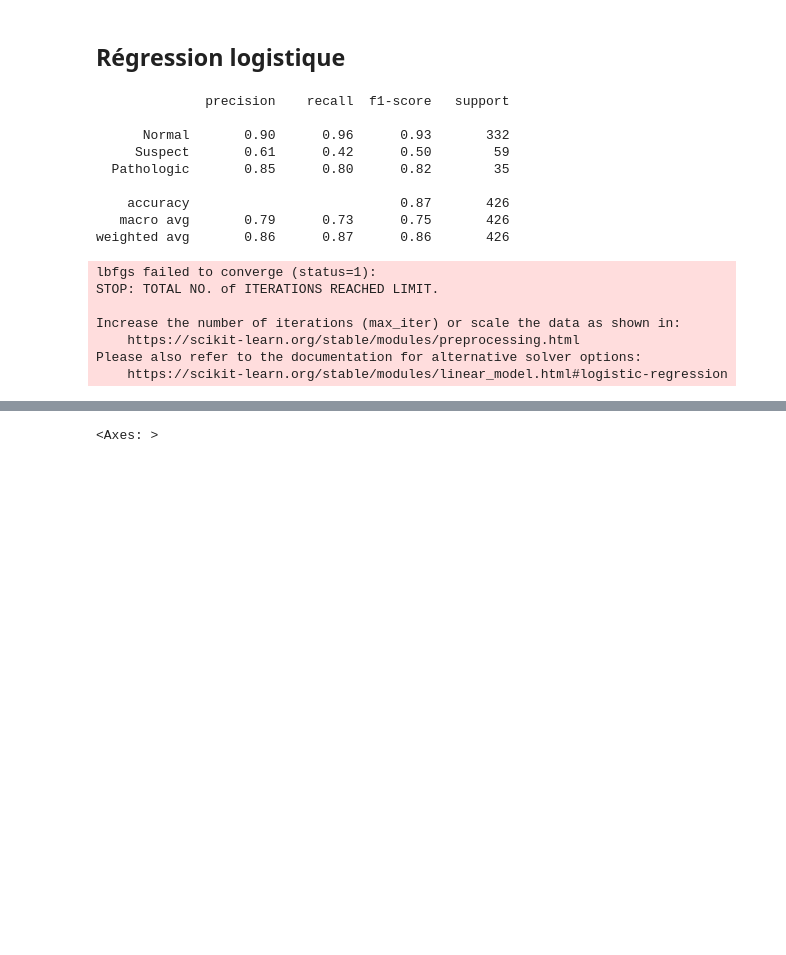
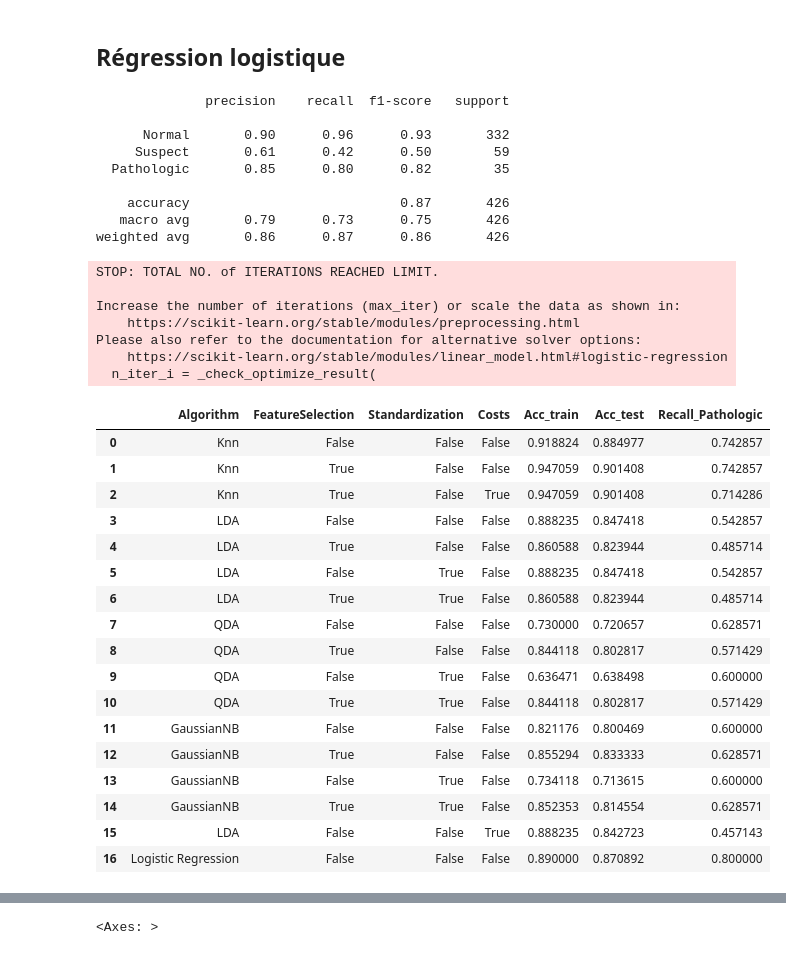
Before and after one commit to smanchajm/SY09-Fetal-Health-Prediction, a Jupyter notebook: supervised_prediction.ipynb, the cells around one changed output, grey strips where cells are left out. Saved outputs shown, nothing was run; the diff lists cells and outputs as text; code cells hidden in the pictures; blank space fills up the shorter version.

Commit message:
create dataframe to save results with different models

```diff
--- a/supervised_prediction.ipynb
+++ b/supervised_prediction.ipynb
@@ -672,12 +846,16 @@ Score données de test: 0.8004694835680751
 # %%
 # NB Séléction de variables
-nb = GaussianNB()
-nb.fit(data_train_selected, labels_train_selected)
-predicted_labels = nb.predict(data_test_selected)
+nb_feature_selection = GaussianNB()
+nb_feature_selection.fit(data_train_selected, labels_train_selected)
+predicted_labels = nb_feature_selection.predict(data_test_selected)
 print(classification_report(labels_test_selected, predicted_labels, target_names=['Normal', 'Suspect', 'Pathologic']))
 print("Accuracy pour globale")
-print(f"Score données d'entrainements: {nb.score(data_train_selected, labels_train_selected)}")
-print(f"Score données de test: {nb.score(data_test_selected, labels_test_selected)}")
+print(f"Score données d'entrainements: {nb_feature_selection.score(data_train_selected, labels_train_selected)}")
+print(f"Score données de test: {nb_feature_selection.score(data_test_selected, labels_test_selected)}")
+
+
+accuracies_dataframe = ajouter_ou_mettre_a_jour_ligne(accuracies_dataframe, 'GaussianNB', True, False, False, nb_feature_selection.score(data_train_selected, labels_train_selected), nb_feature_selection.score(data_test_selected, labels_test_selected), classification_report(labels_test_selected, predicted_labels, target_names=['Normal', 'Suspect', 'Pathologic'], output_dict=True)['Pathologic']['recall'])
+accuracies_dataframe
 # %% [output]
               precision    recall  f1-score   support
 
@@ -695,12 +887,15 @@ Score données de test: 0.8333333333333334
 # %%
 # NB Donées brutes normalisées
-pipeline_nb = make_pipeline(StandardScaler(),GaussianNB())
-pipeline_nb.fit(data_train, labels_train)
-predicted_labels = pipeline_nb.predict(data_test)
+pipeline_standardized_nb = make_pipeline(StandardScaler(),GaussianNB())
+pipeline_standardized_nb.fit(data_train, labels_train)
+predicted_labels = pipeline_standardized_nb.predict(data_test)
 print(classification_report(labels_test, predicted_labels, target_names=['Normal', 'Suspect', 'Pathologic']))
 print("Accuracy pour globale")
-print(f"Score données d'entrainements: {pipeline_nb.score(data_train, labels_train)}")
-print(f"Score données de test: {pipeline_nb.score(data_test, labels_test)}")
+print(f"Score données d'entrainements: {pipeline_standardized_nb.score(data_train, labels_train)}")
+print(f"Score données de test: {pipeline_standardized_nb.score(data_test, labels_test)}")
+
+accuracies_dataframe = ajouter_ou_mettre_a_jour_ligne(accuracies_dataframe, 'GaussianNB', False, True, False, pipeline_standardized_nb.score(data_train, labels_train), pipeline_standardized_nb.score(data_test, labels_test), classification_report(labels_test, predicted_labels, target_names=['Normal', 'Suspect', 'Pathologic'], output_dict=True)['Pathologic']['recall'])
+accuracies_dataframe
 # %% [output]
               precision    recall  f1-score   support
 
@@ -718,5 +928,6 @@ Score données de test: 0.7136150234741784
 # %%
 # NB Séléction de variables + Normalisation
+
 pipeline_nb = make_pipeline(StandardScaler(),GaussianNB())
 pipeline_nb.fit(data_train_selected, labels_train_selected)
 predicted_labels = pipeline_nb.predict(data_test_selected)
@@ -724,6 +935,9 @@ print(classification_report(labels_test_selected, predicted_labels, target_names
 print("Accuracy pour globale")
 print(f"Score données d'entrainements: {pipeline_nb.score(data_train_selected, labels_train_selected)}")
 print(f"Score données de test: {pipeline_nb.score(data_test_selected, labels_test_selected)}")
+
+accuracies_dataframe = ajouter_ou_mettre_a_jour_ligne(accuracies_dataframe, 'GaussianNB', True, True, False, pipeline_nb.score(data_train_selected, labels_train_selected), pipeline_nb.score(data_test_selected, labels_test_selected), classification_report(labels_test_selected, predicted_labels, target_names=['Normal', 'Suspect', 'Pathologic'], output_dict=True)['Pathologic']['recall'])
+accuracies_dataframe
 # %% [output]
               precision    recall  f1-score   support
 
@@ -760,10 +990,10 @@ C = np.array([[0, 1, 5],  # couts pour un individu sain
               [1, 0, 1],  # couts pour un individu suspect
               [10, 5, 0]])  # couts pour un individu malade
 
-lda = LinearDiscriminantAnalysis()
-lda.fit(data_train, labels_train)
+lda_costs = LinearDiscriminantAnalysis()
+lda_costs.fit(data_train, labels_train)
 
-predicted_labels = lda.predict_proba(data_test)
+predicted_labels = lda_costs.predict_proba(data_test)
 
 prediction = [bayes_decision_rule(predicted_labels[i], C) for i in range(len(predicted_labels))]
 prediction = pd.Categorical(prediction, categories=[1.0, 2.0, 3.0], ordered=True)
@@ -772,11 +1002,14 @@ prediction = pd.Categorical(prediction, categories=[1.0, 2.0, 3.0], ordered=True
 print(classification_report(labels_test, prediction, target_names=['Normal', 'Suspect', 'Pathologic']))
 
 print("Accuracy pour globale")
-print(f"Score données d'entrainements: {lda.score(data_train, labels_train)}")
+print(f"Score données d'entrainements: {lda_costs.score(data_train, labels_train)}")
 print(f"Score données de test: {accuracy_score(labels_test, prediction)}")
 
 
 print(confusion_matrix(labels_test, prediction))
+
+accuracies_dataframe = ajouter_ou_mettre_a_jour_ligne(accuracies_dataframe, 'LDA', False, False, True, lda_costs.score(data_train, labels_train), accuracy_score(labels_test, prediction), classification_report(labels_test, prediction, target_names=['Normal', 'Suspect', 'Pathologic'], output_dict=True)['Pathologic']['recall'])
+accuracies_dataframe
 # %% [output]
               precision    recall  f1-score   support
 
@@ -805,27 +1055,48 @@ from sklearn.linear_model import LogisticRegression
 # %%
 log_reg = LogisticRegression(max_iter=300)
 
 # Entraînement du modèle
 log_reg.fit(data_train, labels_train)
 
 # Prédictions
 predicted_labels = log_reg.predict(data_test)
 
 print(classification_report(labels_test, predicted_labels, target_names=['Normal', 'Suspect', 'Pathologic']))
+
+accuracies_dataframe = ajouter_ou_mettre_a_jour_ligne(accuracies_dataframe, 'Logistic Regression', False, False, False, log_reg.score(data_train, labels_train), log_reg.score(data_test, labels_test), classification_report(labels_test, predicted_labels, target_names=['Normal', 'Suspect', 'Pathologic'], output_dict=True)['Pathologic']['recall'])
+accuracies_dataframe
 # %% [output]
               precision    recall  f1-score   support
 
       Normal       0.90      0.96      0.93       332
      Suspect       0.61      0.42      0.50        59
   Pathologic       0.85      0.80      0.82        35
 
     accuracy                           0.87       426
    macro avg       0.79      0.73      0.75       426
 weighted avg       0.86      0.87      0.86       426
-lbfgs failed to converge (status=1):
 STOP: TOTAL NO. of ITERATIONS REACHED LIMIT.
 
 Increase the number of iterations (max_iter) or scale the data as shown in:
     https://scikit-learn.org/stable/modules/preprocessing.html
 Please also refer to the documentation for alternative solver options:
     https://scikit-learn.org/stable/modules/linear_model.html#logistic-regression
+  n_iter_i = _check_optimize_result(
+|  | Algorithm | FeatureSelection | Standardization | Costs | Acc_train | Acc_test | Recall_Pathologic |
+| 0 | Knn | False | False | False | 0.918824 | 0.884977 | 0.742857 |
+| 1 | Knn | True | False | False | 0.947059 | 0.901408 | 0.742857 |
+| 2 | Knn | True | False | True | 0.947059 | 0.901408 | 0.714286 |
+| 3 | LDA | False | False | False | 0.888235 | 0.847418 | 0.542857 |
+| 4 | LDA | True | False | False | 0.860588 | 0.823944 | 0.485714 |
+| 5 | LDA | False | True | False | 0.888235 | 0.847418 | 0.542857 |
+| 6 | LDA | True | True | False | 0.860588 | 0.823944 | 0.485714 |
+| 7 | QDA | False | False | False | 0.730000 | 0.720657 | 0.628571 |
+| 8 | QDA | True | False | False | 0.844118 | 0.802817 | 0.571429 |
+| 9 | QDA | False | True | False | 0.636471 | 0.638498 | 0.600000 |
+| 10 | QDA | True | True | False | 0.844118 | 0.802817 | 0.571429 |
+| 11 | GaussianNB | False | False | False | 0.821176 | 0.800469 | 0.600000 |
+| 12 | GaussianNB | True | False | False | 0.855294 | 0.833333 | 0.628571 |
+| 13 | GaussianNB | False | True | False | 0.734118 | 0.713615 | 0.600000 |
+| 14 | GaussianNB | True | True | False | 0.852353 | 0.814554 | 0.628571 |
+| 15 | LDA | False | False | True | 0.888235 | 0.842723 | 0.457143 |
+| 16 | Logistic Regression | False | False | False | 0.890000 | 0.870892 | 0.800000 |
```
Also changed, not shown: parts of 34 cells of this notebook.
